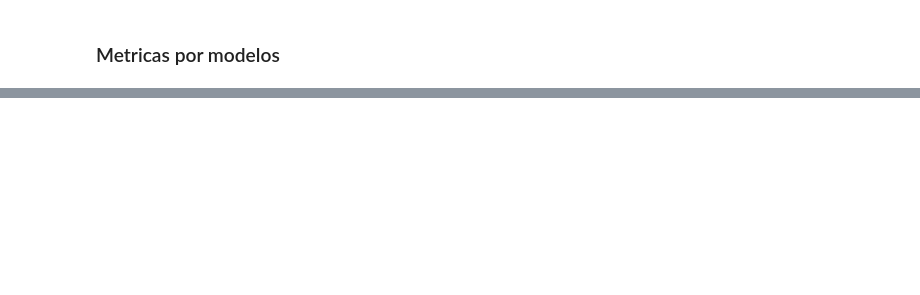
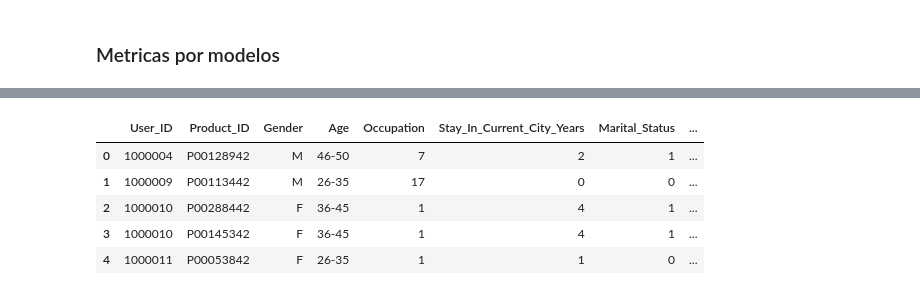
Before and after one commit to lArkl/UDSC, a Jupyter notebook: Sesiones/Problema_2/Modelos.ipynb, the cells around one changed output, grey strips where cells are left out. Saved outputs shown, nothing was run; the diff lists cells and outputs as text; code cells hidden in the pictures; blank space fills up the shorter version.

```diff
--- a/Sesiones/Problema_2/Modelos.ipynb
+++ b/Sesiones/Problema_2/Modelos.ipynb
@@ -437,0 +478,12 @@ results
+# %%
+dum = pd.get_dummies(test.City_Category,prefix='ccat',drop_first = True)
+test= pd.concat([test,dum],axis=1)
+test.drop('City_Category',axis= 1, inplace = True)
+test.head()
+# %% [output]
+|  | User_ID | Product_ID | Gender | Age | Occupation | Stay_In_Current_City_Years | Marital_Status | ... |
+| 0 | 1000004 | P00128942 | M | 46-50 | 7 | 2 | 1 | ... |
+| 1 | 1000009 | P00113442 | M | 26-35 | 17 | 0 | 0 | ... |
+| 2 | 1000010 | P00288442 | F | 36-45 | 1 | 4 | 1 | ... |
+| 3 | 1000010 | P00145342 | F | 36-45 | 1 | 4 | 1 | ... |
+| 4 | 1000011 | P00053842 | F | 26-35 | 1 | 1 | 0 | ... |
```
Also changed, not shown: parts of 18 cells of this notebook.
